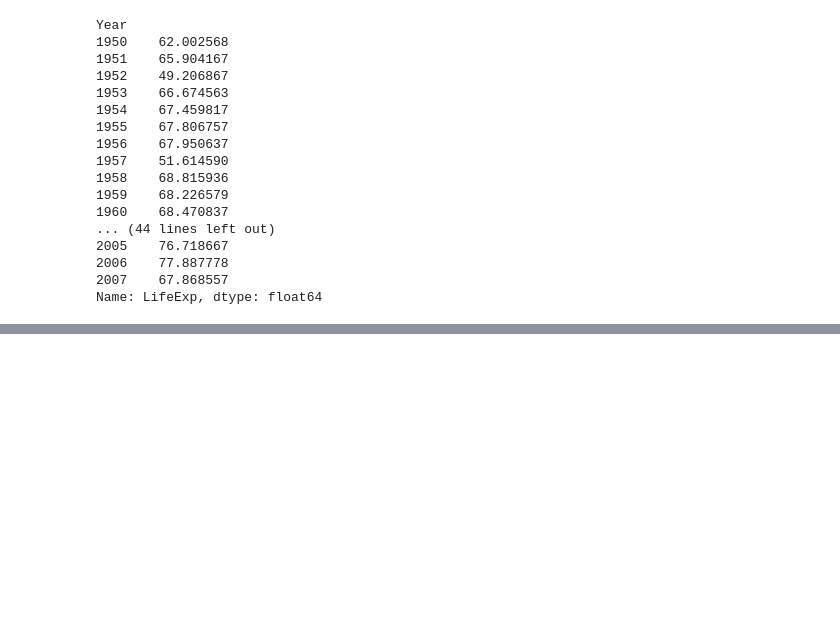
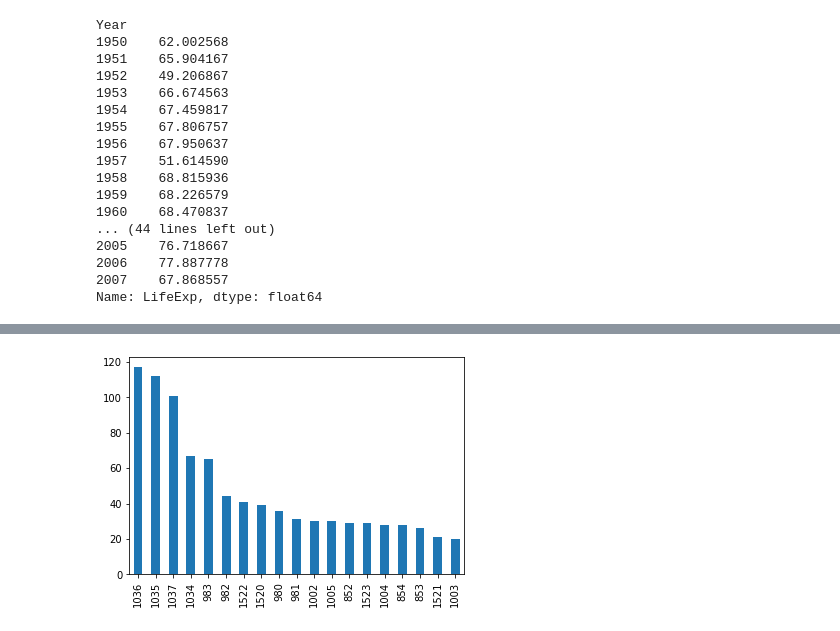
Before and after one commit to mbpoloni/projeto_pandas, a Jupyter notebook: pandas_analise_dados.ipynb, the cells around one changed output, grey strips where cells are left out. Drawn from its saved outputs; the diff is of its cells as text; code cells hidden in the pictures; blank space fills up the shorter version.

```diff
--- a/pandas_analise_dados.ipynb
+++ b/pandas_analise_dados.ipynb
@@ -95,0 +140,7 @@ Name: LifeExp, dtype: float64
+# %%
+#apagar linhas que estejam com valores faltantes em toda a linha
+df.dropna(how="all", inplace=True)
+# %%
+#criar coluna
+df["Receita"] = df["Vendas"].mul(df["Qtde"])
+df.head()
@@ -95,0 +200,3 @@ Name: LifeExp, dtype: float64
+# %%
+#transformar para datetime
+df["Data"] = pd.to_datetime(df["Data"])
@@ -95,0 +227,4 @@ Name: LifeExp, dtype: float64
+# %%
+#criar coluna com trimeste
+df["Trimestre"] = df["Data"].dt.quarter
+df.sample(15)
@@ -95,0 +293,5 @@ Name: LifeExp, dtype: float64
+# %%
+#grafico de barra
+df["LojaID"].value_counts(ascending=False).plot.bar();
+# %% [output]
+[figure, added]
```
Also changed, not shown: parts of 26 cells of this notebook.
